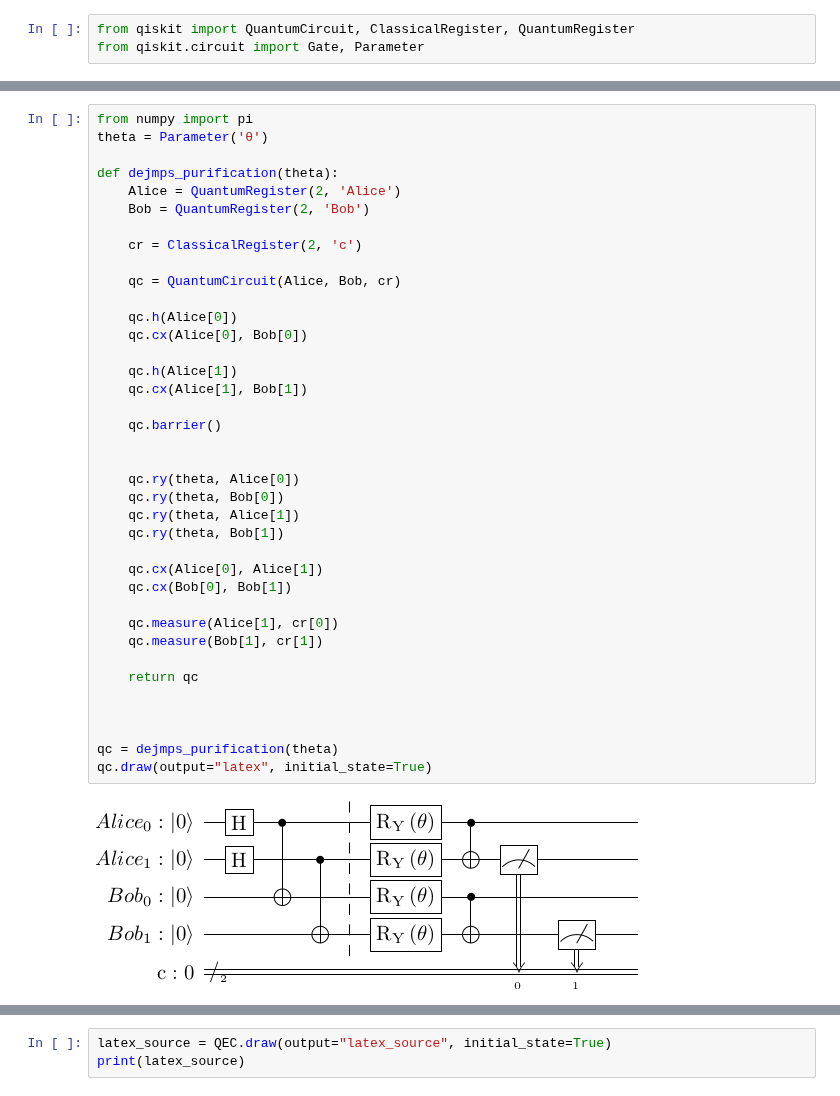
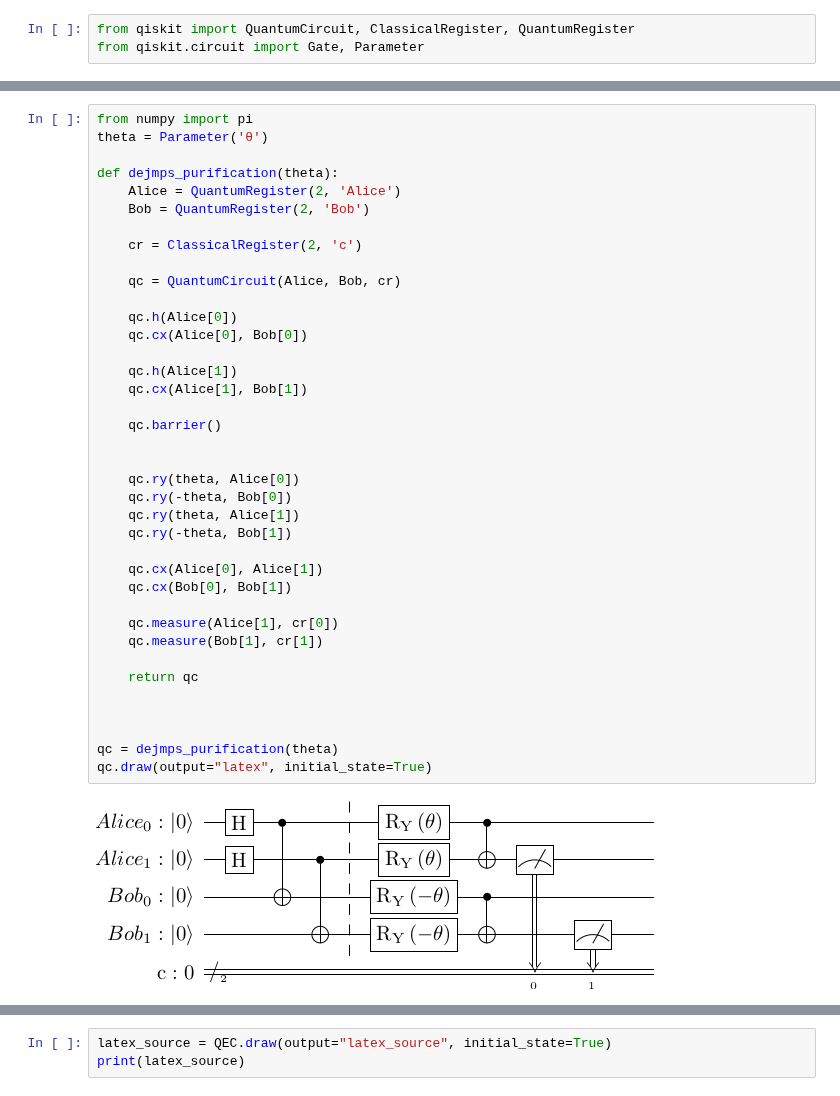
Before and after one commit to syedshubha/QNET25_Shubha, a Jupyter notebook: DenseErrorCKT.ipynb, the cells around one changed output, grey strips where cells are left out. Saved outputs shown, nothing was run; the diff lists cells and outputs as text.

```diff
--- a/DenseErrorCKT.ipynb
+++ b/DenseErrorCKT.ipynb
@@ -80,36 +97,36 @@ def dejmps_purification(theta):
 
     cr = ClassicalRegister(2, 'c')
 
     qc = QuantumCircuit(Alice, Bob, cr)
 
     qc.h(Alice[0])
     qc.cx(Alice[0], Bob[0])
 
     qc.h(Alice[1])
     qc.cx(Alice[1], Bob[1])
 
     qc.barrier()
 
 
     qc.ry(theta, Alice[0])
-    qc.ry(theta, Bob[0])
+    qc.ry(-theta, Bob[0])
     qc.ry(theta, Alice[1])
-    qc.ry(theta, Bob[1])
+    qc.ry(-theta, Bob[1])
 
     qc.cx(Alice[0], Alice[1])
     qc.cx(Bob[0], Bob[1])
 
     qc.measure(Alice[1], cr[0])
     qc.measure(Bob[1], cr[1])
 
     return qc
 
 
 
 qc = dejmps_purification(theta)
 qc.draw(output="latex", initial_state=True)
 # %% [output]
-[figure, old version]
+[figure, new version]
 # %%
 latex_source = qc.draw(output="latex_source", initial_state=True)
 print(latex_source)
```
Also changed, not shown: parts of 9 cells of this notebook.
